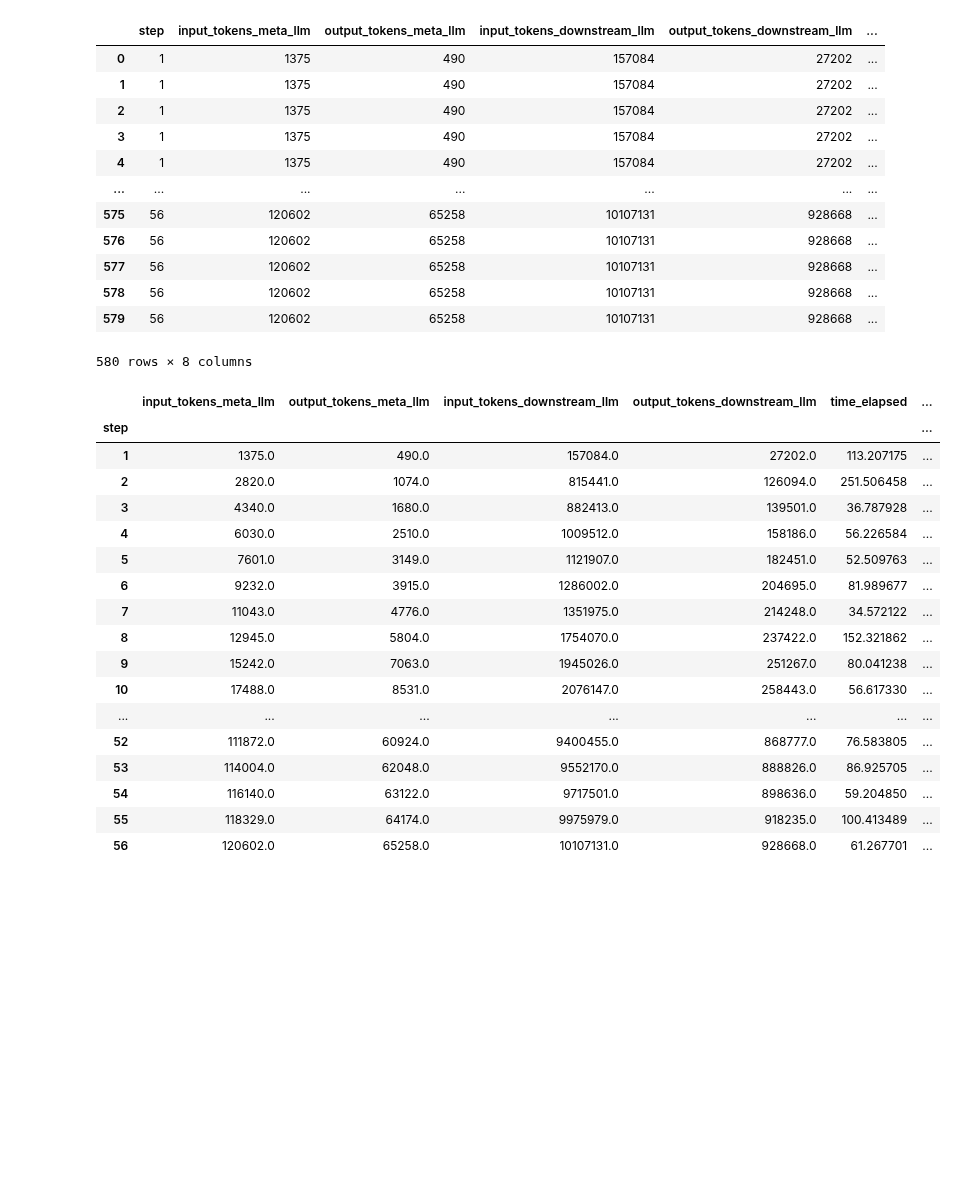
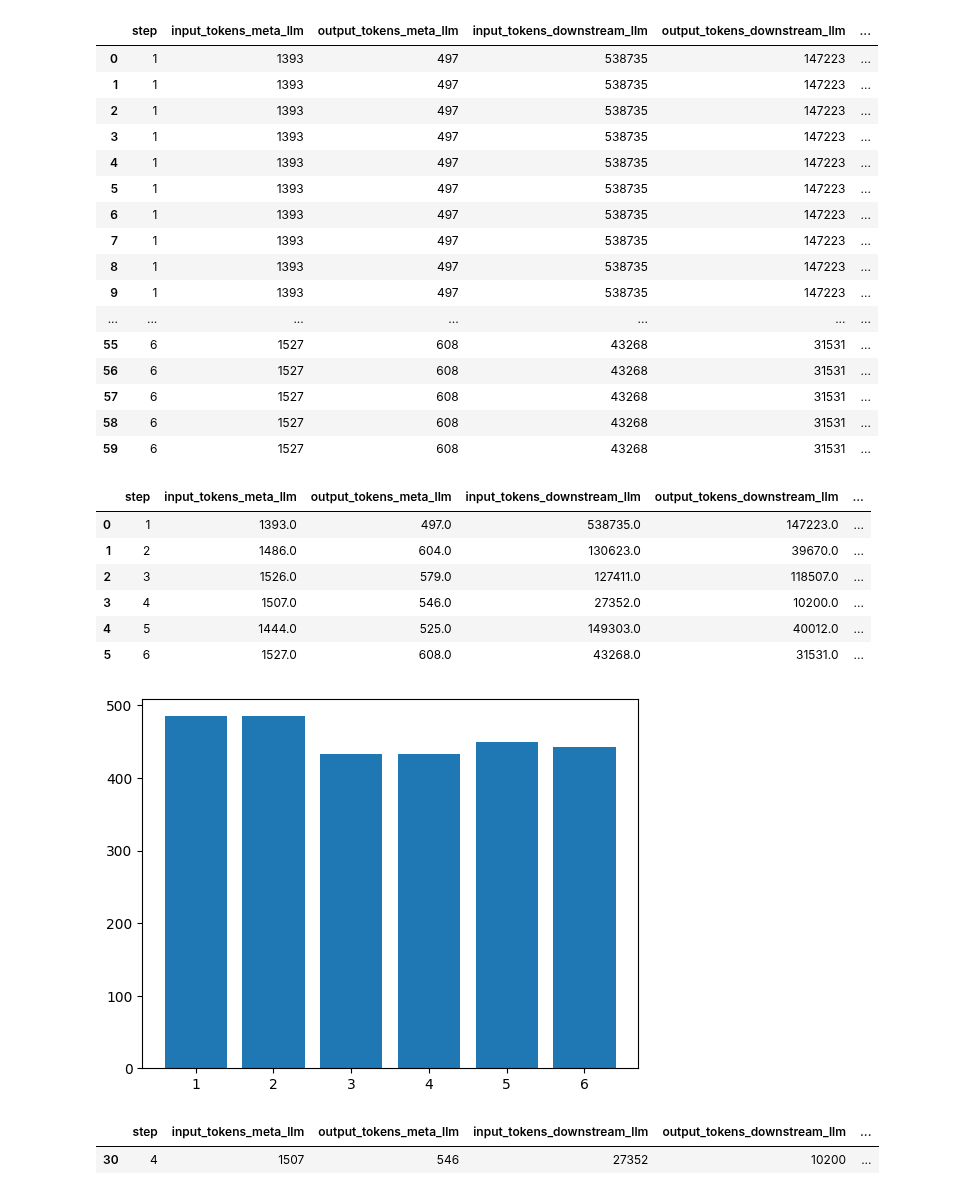
Before and after one commit to finitearth/capo, a Jupyter notebook: notebooks/results_analysis.ipynb, the cells around one changed output. Drawn from its saved outputs; the diff is of its cells as text; code cells hidden in the pictures; blank space fills up the shorter version.

```diff
--- a/notebooks/results_analysis.ipynb
+++ b/notebooks/results_analysis.ipynb
@@ -1,6 +1,6 @@
 # %%
-path = r"..\results\llm_comparison\eac414135d4beaa2a3c24f16de77a4ba73ef222b9c99448e70552d4574f76b21\step_results.csv"
-
+path = r"C:\Users\schla\git\capo\results\sst-5\llama\CAPO\seed44\benchmark_experiment_sst-5_llama_CAPO_44\cbc743c08d16c22ec7791bac5008d8c2381cb9c1cee4856ddc2f2fef761ef521\step_results.csv"
+import matplotlib.pyplot as plt
 import pandas as pd
 import numpy as np
 
@@ -8,40 +8,44 @@ df = pd.read_csv(path)
 df
 # %% [output]
 |  | step | input_tokens_meta_llm | output_tokens_meta_llm | input_tokens_downstream_llm | output_tokens_downstream_llm | ... |
-| 0 | 1 | 1375 | 490 | 157084 | 27202 | ... |
-| 1 | 1 | 1375 | 490 | 157084 | 27202 | ... |
-| 2 | 1 | 1375 | 490 | 157084 | 27202 | ... |
-| 3 | 1 | 1375 | 490 | 157084 | 27202 | ... |
-| 4 | 1 | 1375 | 490 | 157084 | 27202 | ... |
+| 0 | 1 | 1393 | 497 | 538735 | 147223 | ... |
+| 1 | 1 | 1393 | 497 | 538735 | 147223 | ... |
+| 2 | 1 | 1393 | 497 | 538735 | 147223 | ... |
+| 3 | 1 | 1393 | 497 | 538735 | 147223 | ... |
+| 4 | 1 | 1393 | 497 | 538735 | 147223 | ... |
+| 5 | 1 | 1393 | 497 | 538735 | 147223 | ... |
+| 6 | 1 | 1393 | 497 | 538735 | 147223 | ... |
+| 7 | 1 | 1393 | 497 | 538735 | 147223 | ... |
+| 8 | 1 | 1393 | 497 | 538735 | 147223 | ... |
+| 9 | 1 | 1393 | 497 | 538735 | 147223 | ... |
 | ... | ... | ... | ... | ... | ... | ... |
-| 575 | 56 | 120602 | 65258 | 10107131 | 928668 | ... |
-| 576 | 56 | 120602 | 65258 | 10107131 | 928668 | ... |
-| 577 | 56 | 120602 | 65258 | 10107131 | 928668 | ... |
-| 578 | 56 | 120602 | 65258 | 10107131 | 928668 | ... |
-| 579 | 56 | 120602 | 65258 | 10107131 | 928668 | ... |
+| 55 | 6 | 1527 | 608 | 43268 | 31531 | ... |
+| 56 | 6 | 1527 | 608 | 43268 | 31531 | ... |
+| 57 | 6 | 1527 | 608 | 43268 | 31531 | ... |
+| 58 | 6 | 1527 | 608 | 43268 | 31531 | ... |
+| 59 | 6 | 1527 | 608 | 43268 | 31531 | ... |
-580 rows × 8 columns
+# %%
+df["len"] = df["prompt"].str.len()
 # %%
 # group df by step and get the mean of the values (ignore stings)
-df_grouped = df.groupby("step").mean(numeric_only=True)
+df_grouped = df.groupby("step", as_index=False).mean(numeric_only=True)
 df_grouped
 # %% [output]
-|  | input_tokens_meta_llm | output_tokens_meta_llm | input_tokens_downstream_llm | output_tokens_downstream_llm | time_elapsed | ... |
-| step |  |  |  |  |  | ... |
-| 1 | 1375.0 | 490.0 | 157084.0 | 27202.0 | 113.207175 | ... |
-| 2 | 2820.0 | 1074.0 | 815441.0 | 126094.0 | 251.506458 | ... |
-| 3 | 4340.0 | 1680.0 | 882413.0 | 139501.0 | 36.787928 | ... |
-| 4 | 6030.0 | 2510.0 | 1009512.0 | 158186.0 | 56.226584 | ... |
-| 5 | 7601.0 | 3149.0 | 1121907.0 | 182451.0 | 52.509763 | ... |
-| 6 | 9232.0 | 3915.0 | 1286002.0 | 204695.0 | 81.989677 | ... |
-| 7 | 11043.0 | 4776.0 | 1351975.0 | 214248.0 | 34.572122 | ... |
-| 8 | 12945.0 | 5804.0 | 1754070.0 | 237422.0 | 152.321862 | ... |
-| 9 | 15242.0 | 7063.0 | 1945026.0 | 251267.0 | 80.041238 | ... |
-| 10 | 17488.0 | 8531.0 | 2076147.0 | 258443.0 | 56.617330 | ... |
-| ... | ... | ... | ... | ... | ... | ... |
-| 52 | 111872.0 | 60924.0 | 9400455.0 | 868777.0 | 76.583805 | ... |
-| 53 | 114004.0 | 62048.0 | 9552170.0 | 888826.0 | 86.925705 | ... |
-| 54 | 116140.0 | 63122.0 | 9717501.0 | 898636.0 | 59.204850 | ... |
-| 55 | 118329.0 | 64174.0 | 9975979.0 | 918235.0 | 100.413489 | ... |
-| 56 | 120602.0 | 65258.0 | 10107131.0 | 928668.0 | 61.267701 | ... |
+|  | step | input_tokens_meta_llm | output_tokens_meta_llm | input_tokens_downstream_llm | output_tokens_downstream_llm | ... |
+| 0 | 1 | 1393.0 | 497.0 | 538735.0 | 147223.0 | ... |
+| 1 | 2 | 1486.0 | 604.0 | 130623.0 | 39670.0 | ... |
+| 2 | 3 | 1526.0 | 579.0 | 127411.0 | 118507.0 | ... |
+| 3 | 4 | 1507.0 | 546.0 | 27352.0 | 10200.0 | ... |
+| 4 | 5 | 1444.0 | 525.0 | 149303.0 | 40012.0 | ... |
+| 5 | 6 | 1527.0 | 608.0 | 43268.0 | 31531.0 | ... |
+# %%
+plt.bar(df_grouped["step"], df_grouped["len"]);
+# %% [output]
+[figure, added]
+# %%
+df.sample(1)
+# %% [output]
+|  | step | input_tokens_meta_llm | output_tokens_meta_llm | input_tokens_downstream_llm | output_tokens_downstream_llm | ... |
+| 30 | 4 | 1507 | 546 | 27352 | 10200 | ... |
 # %%
 # plot token count vs step
```
Also changed, not shown: parts of 6 cells of this notebook, 3 other files.
